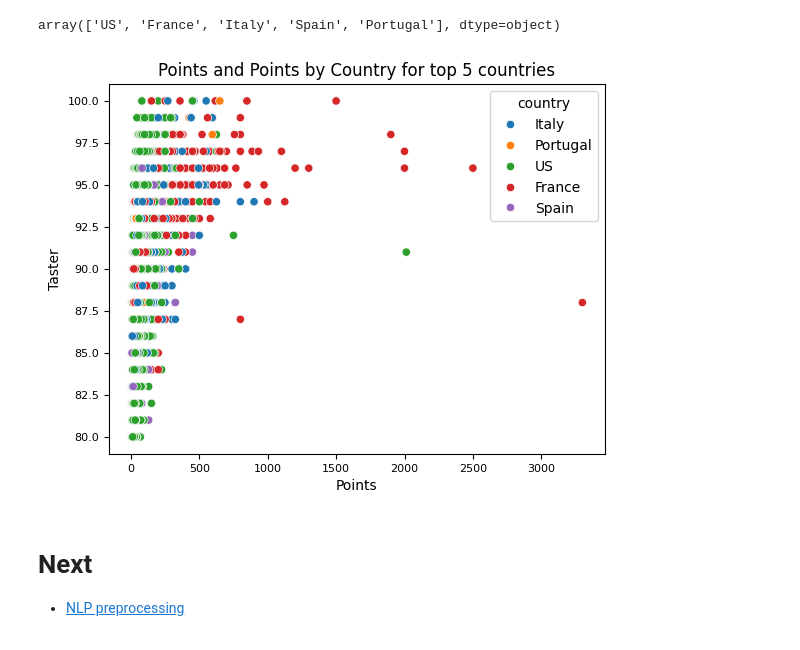
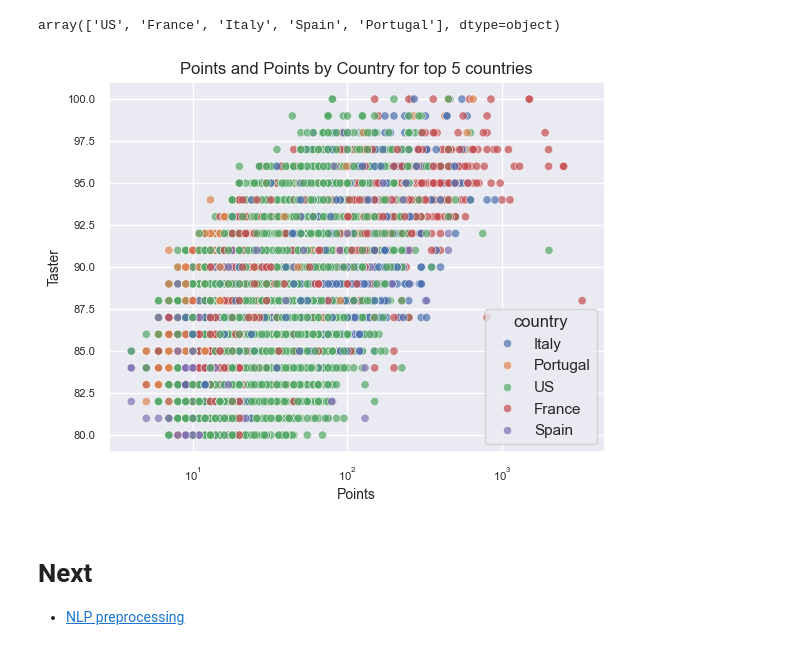
Before and after one commit to pasmith/oenologist, a Jupyter notebook: wine_review-eda.ipynb, the cells around one changed output. Drawn from its saved outputs; the diff is of its cells as text; code cells hidden in the pictures.

Commit message:
cleaned up plots and notebooks. replaced title image of README

```diff
--- a/wine_review-eda.ipynb
+++ b/wine_review-eda.ipynb
@@ -13,6 +13,7 @@ import numpy as np
 
 import matplotlib.pyplot as plt
 import seaborn as sns
+sns.set()
 import plotly.express as px
 # %%
 wine_df = pd.read_parquet('files/wine_review.parquet.gzip')
@@ -368,15 +355,16 @@ top_5_countries
 # %% [output]
 array(['US', 'France', 'Italy', 'Spain', 'Portugal'], dtype=object)
 # %%
-sns.scatterplot(wine_df[wine_df.country.isin(top_5_countries)], x='price', y='points', hue='country')
+sns.scatterplot(wine_df[wine_df.country.isin(top_5_countries)], x='price', y='points', hue='country', alpha=0.7)
 plt.title("Points and Points by Country for top 5 countries", fontsize=12)
 plt.xlabel("Points",fontsize=10)
 plt.ylabel("Taster",fontsize=10)
 plt.xticks(fontsize=8)
 plt.yticks(fontsize=8)
+plt.xscale('log')
 plt.show()
 # %% [output]
-[figure, old version]
+[figure, new version]
 # %% [markdown]
 # Next
 - [NLP preprocessing](wine_review-preprocess.ipynb)
```
Also changed, not shown: parts of 24 cells of this notebook, 8 other files.
